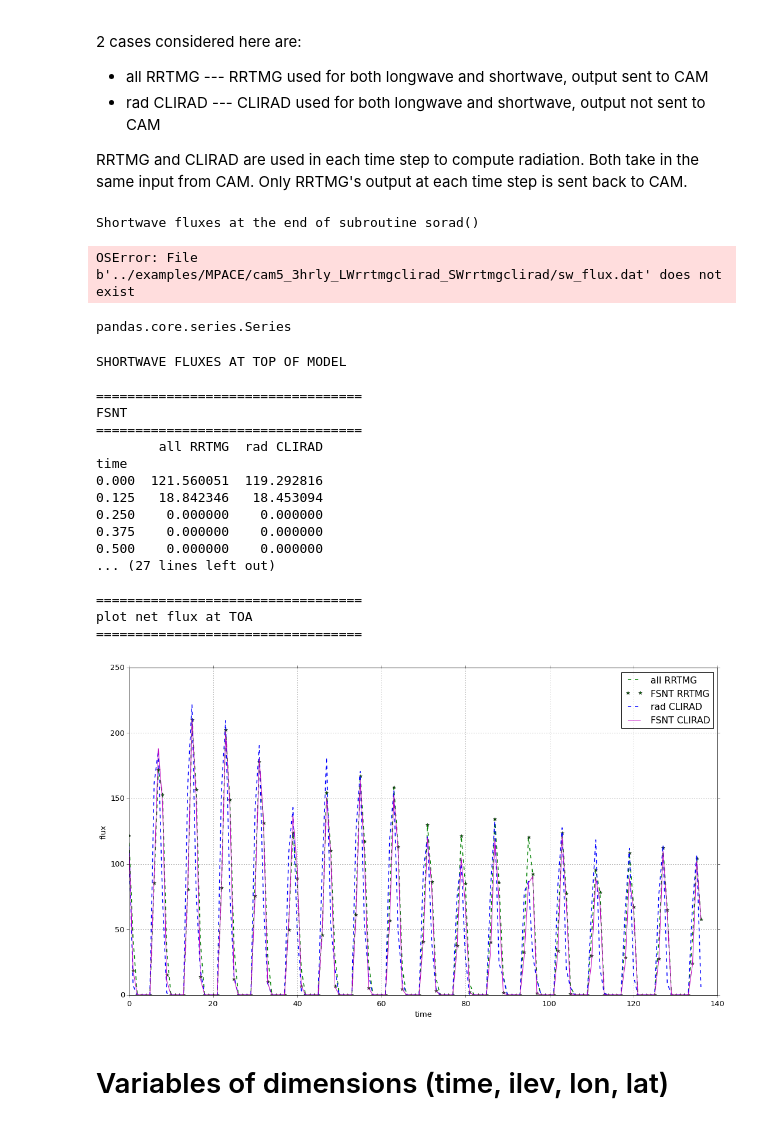
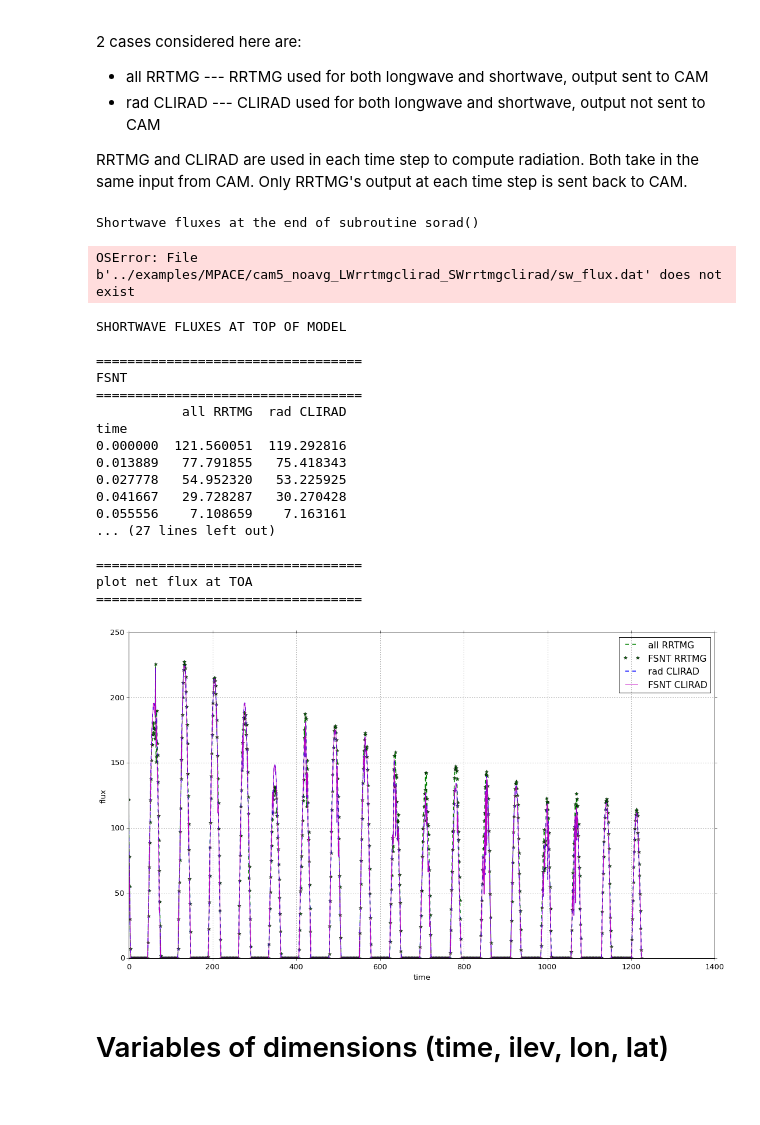
Before and after one commit to qAp/SCAM_radiation_notebooks, a Jupyter notebook: mpace_LWrrtmgclirad_SWrrtmgclirad.ipynb, the cells around one changed output. Drawn from its saved outputs; the diff is of its cells as text; code cells hidden in the pictures.

Commit message:
MPACE LWrrtmgclirad SWrrtmgclirad. no time-averaging. FDS outfld inside rrtmg clirad

```diff
--- a/mpace_LWrrtmgclirad_SWrrtmgclirad.ipynb
+++ b/mpace_LWrrtmgclirad_SWrrtmgclirad.ipynb
@@ -47,7 +47,7 @@ RRTMG and CLIRAD are used in each time step to compute radiation.  Both take in
 print('Shortwave fluxes at the end of subroutine sorad()')
 
 def swflx_sorad():
-    df = pd.read_csv('../examples/MPACE/cam5_3hrly_LWrrtmgclirad_SWrrtmgclirad/sw_flux.dat',
+    df = pd.read_csv('../examples/MPACE/cam5_noavg_LWrrtmgclirad_SWrrtmgclirad/sw_flux.dat',
                     header = 0, index_col = [0, 1, 2, 3,], sep = r'\s+')
 
     klev_tom, klev_bom = 2, 32
@@ -104,16 +104,12 @@ def swflx_sorad():
 df = swflx_sorad()
 # %% [output]
 Shortwave fluxes at the end of subroutine sorad()
-OSError: File b'../examples/MPACE/cam5_3hrly_LWrrtmgclirad_SWrrtmgclirad/sw_flux.dat' does not exist
+OSError: File b'../examples/MPACE/cam5_noavg_LWrrtmgclirad_SWrrtmgclirad/sw_flux.dat' does not exist
-# %%
-type(df['w_swnflx'])
-# %% [output]
-pandas.core.series.Series
 # %%
 print('Shortwave fluxes at top of model'.upper())
 
 def glance_FDS():
-    with xray.open_dataset('../examples/MPACE/cam5_3hrly_LWrrtmgclirad_SWrrtmgclirad/camrun.cam.h0.2004-10-05-07171.nc',
+    with xray.open_dataset('../examples/MPACE/cam5_noavg_LWrrtmgclirad_SWrrtmgclirad/camrun.cam.h0.2004-10-05-07171.nc',
                           decode_times = False) as ds0:
         ds = ds0.copy(deep = True)
 
@@ -177,40 +173,40 @@ def glance_FDS():
 
 
 
 #    diff_colour = (0.929, 0.329, 0.972)
 #    ax2 = axes.twinx()
 #    ax2.plot(FS_top[('rad CLIRAD', 'net FS')] - FS_top[('all RRTMG', 'net FS')],
 #              linestyle = '-', color = diff_colour, linewidth = 1.5,
 #             label = 'rad CLIRAD - all RRTMG')
 
 #    [ticklabel.set_color(diff_colour) for ticklabel in ax2.yaxis.get_ticklabels()]
 
 #    ax2.legend()
 
 
 
 
 
 glance_FDS()
 # %% [output]
 SHORTWAVE FLUXES AT TOP OF MODEL
 
 ==================================
 FSNT
 ==================================
-        all RRTMG  rad CLIRAD
+           all RRTMG  rad CLIRAD
 time
-0.000  121.560051  119.292816
-0.125   18.842346   18.453094
-0.250    0.000000    0.000000
-0.375    0.000000    0.000000
-0.500    0.000000    0.000000
+0.000000  121.560051  119.292816
+0.013889   77.791855   75.418343
+0.027778   54.952320   53.225925
+0.041667   29.728287   30.270428
+0.055556    7.108659    7.163161
 ... (27 lines left out)
 
 ==================================
 plot net flux at TOA
 ==================================
-[figure, old version]
+[figure, new version]
 # %%
 iopname = 'mpace_LWrrtmgclirad_SWrrtmgclirad'
 
```
Also changed, not shown: parts of 1 cell of this notebook.
